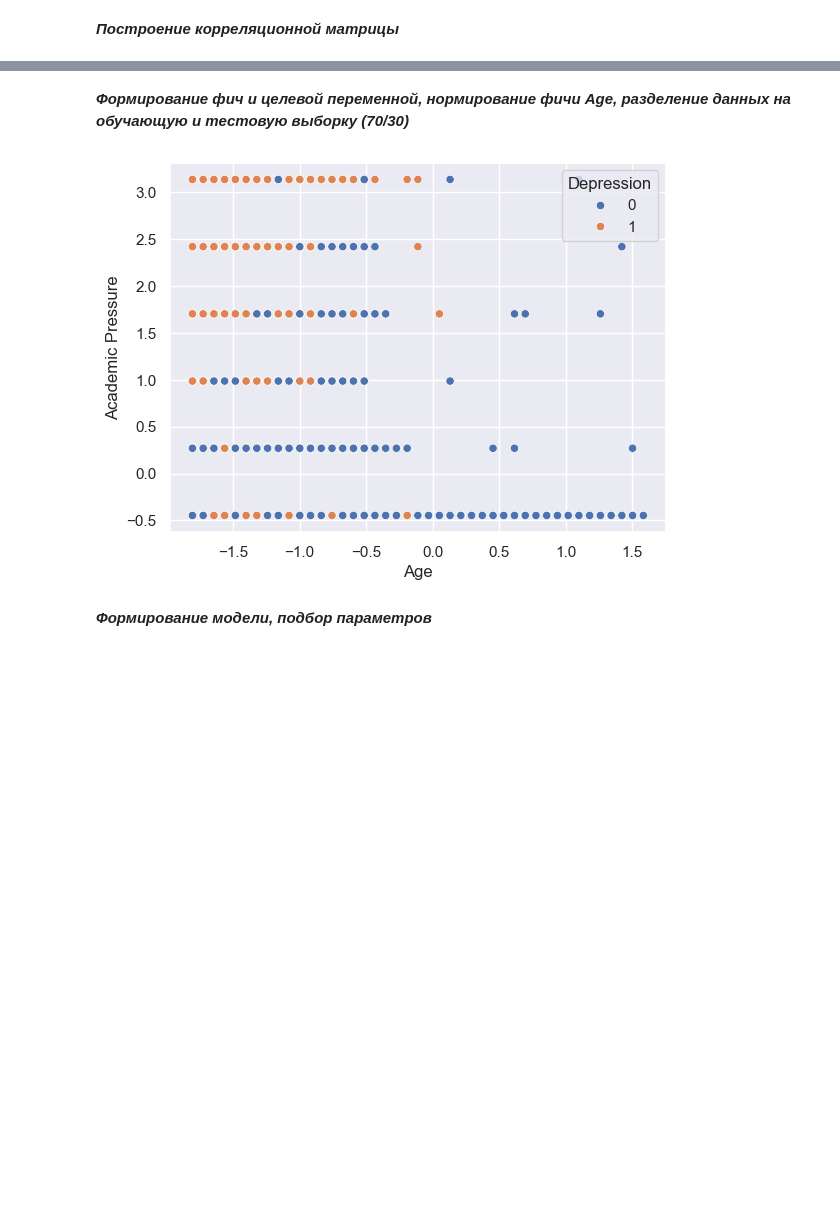
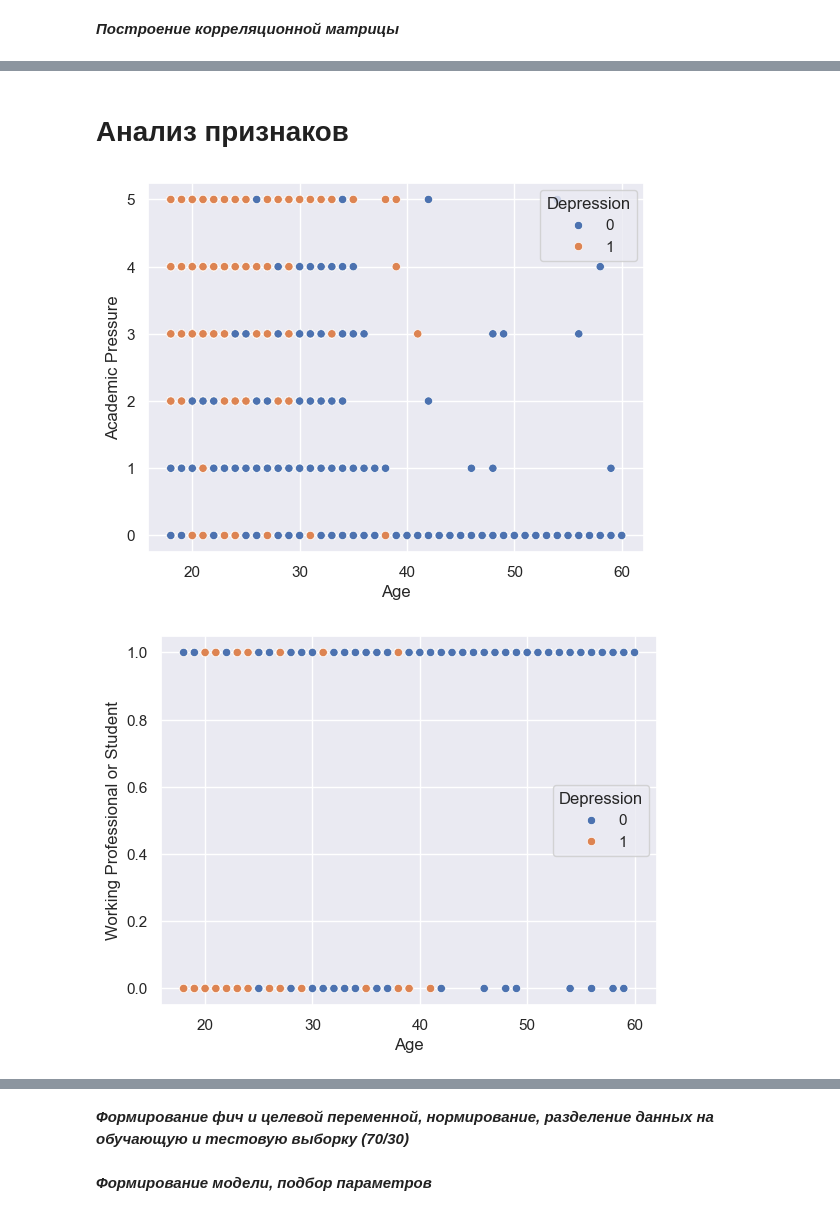
Before and after one commit to NikitaMaltsevvv/SIAFT_INTENSIVE, a Jupyter notebook: baseline.ipynb, the cells around one changed output, grey strips where cells are left out. Cells and saved outputs as stored; diff of their text form; code cells hidden in the pictures; blank space fills up the shorter version.

```diff
--- a/baseline.ipynb
+++ b/baseline.ipynb
@@ -250,0 +263,12 @@ plt.show()
+# %% [markdown]
+# Анализ признаков
+# %%
+sns.scatterplot(x=train['Age'], y=train['Academic Pressure'], hue=train['Depression'])
+plt.show()
+sns.scatterplot(x=train['Age'], y=train['Working Professional or Student'], hue=train['Depression'])
+plt.show()
+sns.scatterplot(x=train['Academic Pressure'], y=train['Working Professional or Student'], hue=train['Depression'])
+plt.show()
+# %% [output]
+[figure, added]
+[figure, added]
@@ -251,7 +276,6 @@ plt.show()
 # %% [markdown]
-***Формирование фич и целевой переменной, нормирование фичи Age, разделение данных на обучающую и тестовую выборку (70/30)***
+***Формирование фич и целевой переменной, нормирование, разделение данных на обучающую и тестовую выборку (70/30)***
 # %%
-# age коррелирует с Working Professional or Student, исключим Working Professional or Student
 X_test = test[['Age', 'Academic Pressure', 'Have you ever had suicidal thoughts ?']]
 X = train[['Age', 'Academic Pressure', 'Have you ever had suicidal thoughts ?']]
 
@@ -262,12 +286,8 @@ train_X_scaled = scaler.fit_transform(X)
 test_X_scaled = scaler.fit_transform(X_test)
 
 train_X_scaled = pd.DataFrame(train_X_scaled, columns=['Age', 'Academic Pressure', 'Have you ever had suicidal thoughts ?'])
-sns.scatterplot(x=train_X_scaled['Age'], y=train_X_scaled['Academic Pressure'], hue=y)
-plt.show()
 
 X_train_, X_valid_, y_train_, y_valid_ = train_test_split(train_X_scaled, y, test_size=0.3, random_state=42)
-# %% [output]
-[figure, removed]
 # %% [markdown]
 ***Формирование модели, подбор параметров***
 # %%
```
Also changed, not shown: parts of 39 cells of this notebook, 4 other files.
